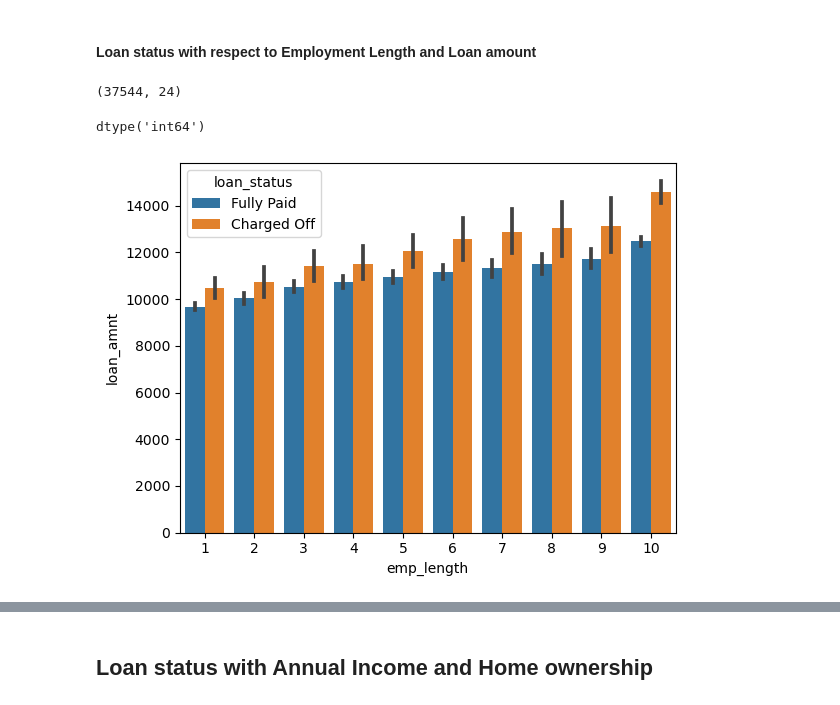
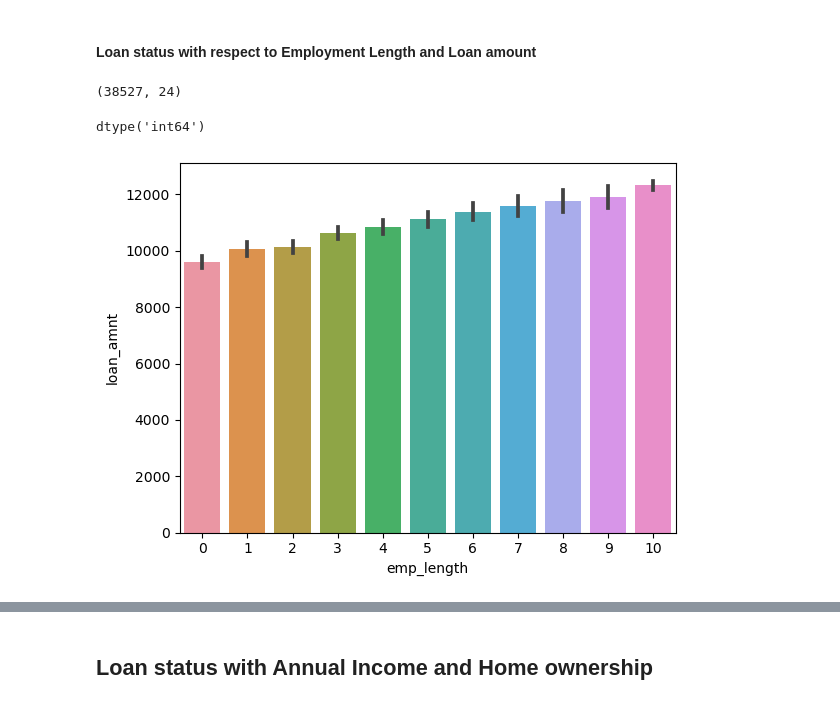
Before and after one commit to Mahalakshmi-Totad/lending_club_case_study, a Jupyter notebook: Group_Facilitator_Vivek P Rajeev.ipynb, the cells around one changed output, grey strips where cells are left out. Drawn from its saved outputs; the diff is of its cells as text; code cells hidden in the pictures.

Commit message:
emp length,dti,revo_util

```diff
--- a/Group_Facilitator_Vivek P Rajeev.ipynb
+++ b/Group_Facilitator_Vivek P Rajeev.ipynb
@@ -285,4 +272,4 @@ data['month'].value_counts()
 Name: month, dtype: int64
 # %%
 #cleaning employment length column
-data['emp_length'] = data['emp_length'].str.replace('<','').str.replace('+','').str.replace(' years','').str.replace(' year','')
+data.emp_length.isnull().sum()
@@ -288,0 +297,4 @@ data['emp_length'] = data['emp_length'].str.replace('<','').str.replace('+','').
+# %%
+#filling up na with mode value
+data.emp_length.fillna(data.emp_length.mode()[0], inplace = True)
+data.emp_length.isna().sum()
@@ -533,10 +595,12 @@ plt.show()
 [figure]
 # %%
 #Creating a data set for defaulters using charged off loan status
-#Creating new data set for conveting loan staus column to numeric
-# data1 = data[data['loan_status']!='Current']
-# data1['loan_status'] = data1['loan_status'].apply(lambda x : 0 if x=='Fully Paid' else 1)
-# data1['loan_status'] = data1['loan_status'].apply(lambda x:pd.to_numeric(x))
-# data1['loan_status'].value_counts()
+#Creating new data set for converting loan staus column to numeric
+
 
 charged_off =data1[data1['loan_status']=='Charged Off']
+
+data1 = data[data['loan_status']!='Current']
+data1['loan_status'] = data1['loan_status'].apply(lambda x : 0 if x=='Fully Paid' else 1)
+data1['loan_status'] = data1['loan_status'].apply(lambda x:pd.to_numeric(x))
+data1['loan_status'].value_counts()
@@ -756,11 +816,11 @@ plt.show()
 # %% [markdown]
 #### Loan status with respect to Employment Length and Loan amount
 # %%
-emp_comparision = data.dropna(subset=['emp_length'])
+emp_comparision = data1.dropna(subset=['emp_length'])
 
 emp_comparision.shape
 # %% [output]
-(37544, 24)
+(38527, 24)
 # %%
 emp_comparision['emp_length'] = emp_comparision['emp_length'].astype(int)
 
@@ -768,7 +828,8 @@ emp_comparision['emp_length'].dtype
 # %% [output]
 dtype('int64')
 # %%
-sns.barplot(x= emp_comparision.emp_length, y=emp_comparision.loan_amnt,  hue=emp_comparision.loan_status, data=emp_comparision)
+order = ['0','1','2','3','4','5','6','7','8','9','10']
+sns.barplot(x= data1.emp_length, y=data1.loan_amnt, data=charged_off, order=order)
 plt.show()
 # %% [output]
-[figure, old version]
+[figure, new version]
```
Also changed, not shown: parts of 34 cells of this notebook.
